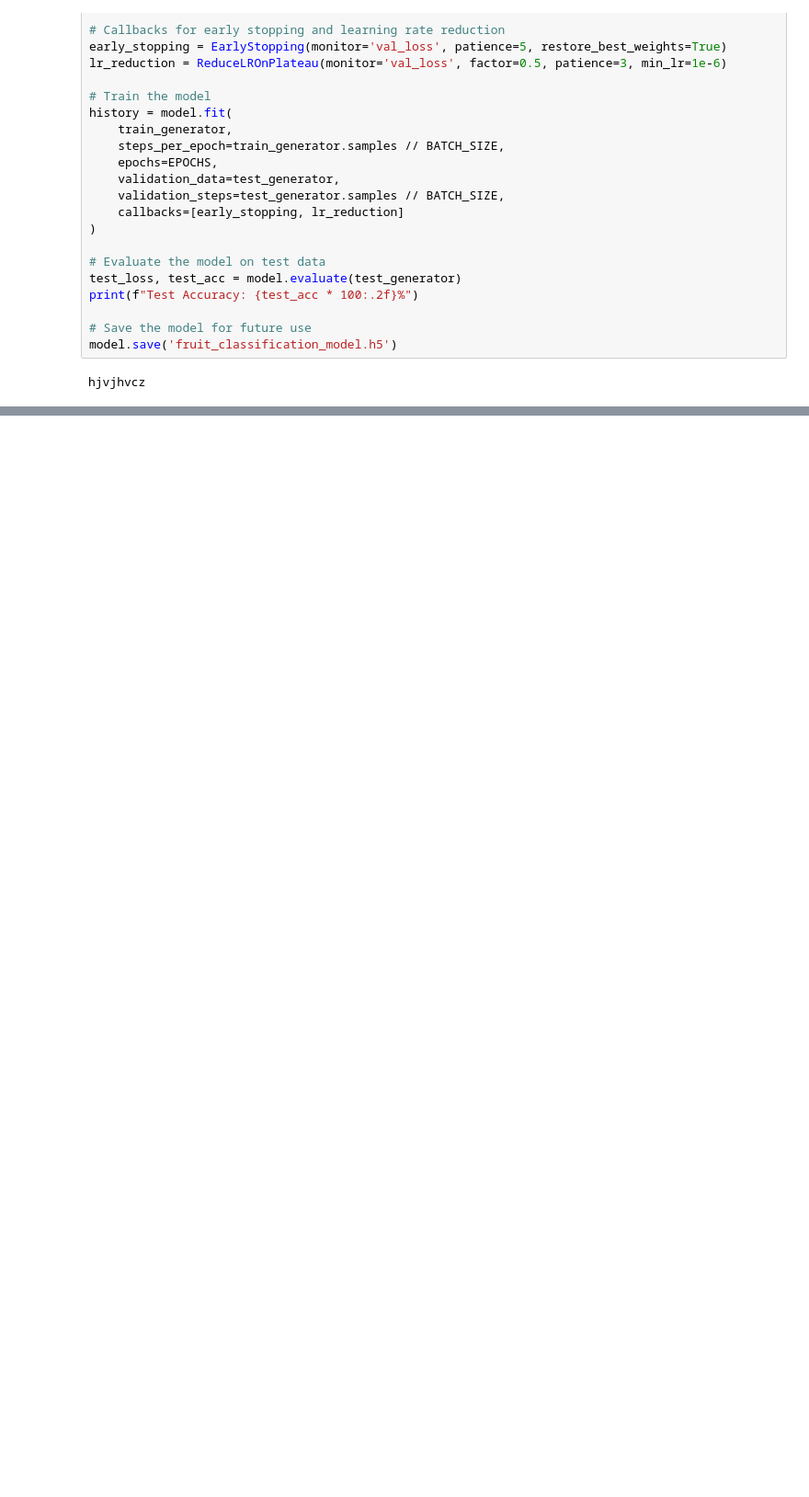
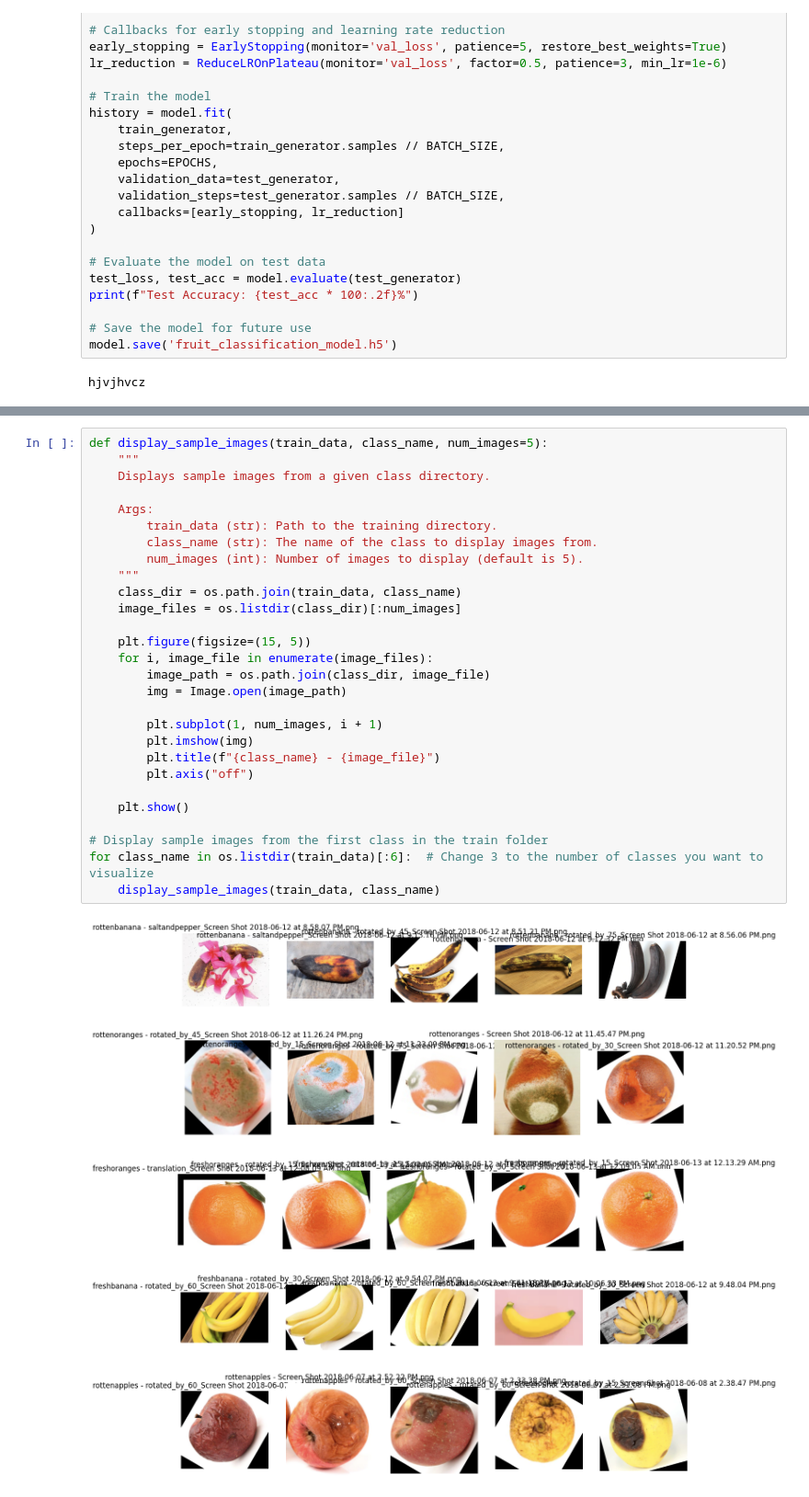
Before and after one commit to Pavan0-18/Fruit_image_classification-Fresh-vs-Rotten-, a Jupyter notebook: Final.ipynb, the cells around one changed output, grey strips where cells are left out. Shown at 92% size. Saved outputs shown, nothing was run; the diff lists cells and outputs as text; blank space fills up the shorter version.

```diff
--- a/Final.ipynb
+++ b/Final.ipynb
@@ -176,0 +422,34 @@ Shape of the NumPy array: (1693,)
+# %%
+def display_sample_images(train_data, class_name, num_images=5):
+    """
+    Displays sample images from a given class directory.
+
+    Args:
+        train_data (str): Path to the training directory.
+        class_name (str): The name of the class to display images from.
+        num_images (int): Number of images to display (default is 5).
+    """
+    class_dir = os.path.join(train_data, class_name)
+    image_files = os.listdir(class_dir)[:num_images]
+
+    plt.figure(figsize=(15, 5))
+    for i, image_file in enumerate(image_files):
+        image_path = os.path.join(class_dir, image_file)
+        img = Image.open(image_path)
+
+        plt.subplot(1, num_images, i + 1)
+        plt.imshow(img)
+        plt.title(f"{class_name} - {image_file}")
+        plt.axis("off")
+
+    plt.show()
+
+# Display sample images from the first class in the train folder
+for class_name in os.listdir(train_data)[:6]:  # Change 3 to the number of classes you want to visualize
+    display_sample_images(train_data, class_name)
+# %% [output]
+[figure, added]
+[figure, added]
+[figure, added]
+[figure, added]
+[figure, added]
```
Also changed, not shown: parts of 26 cells of this notebook.
